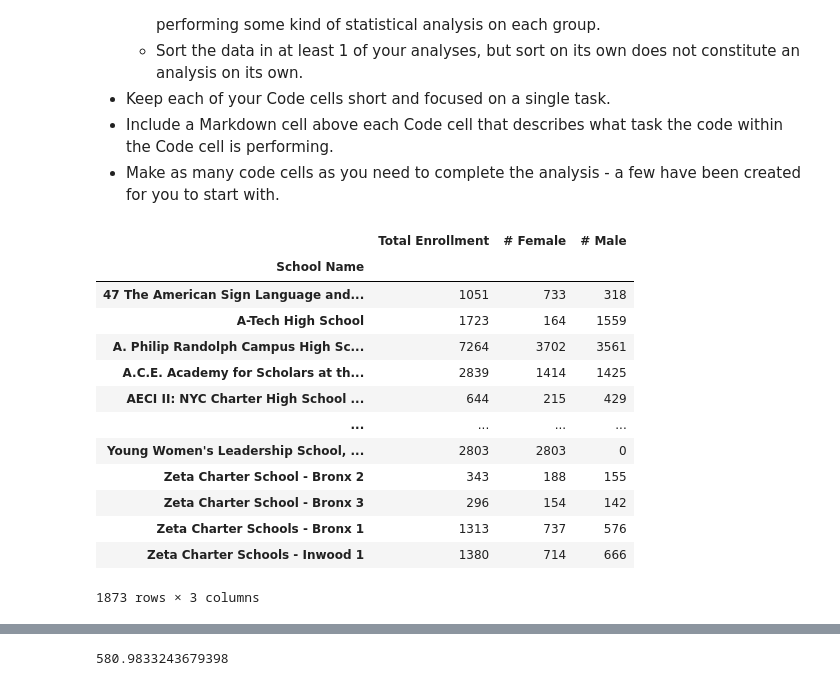
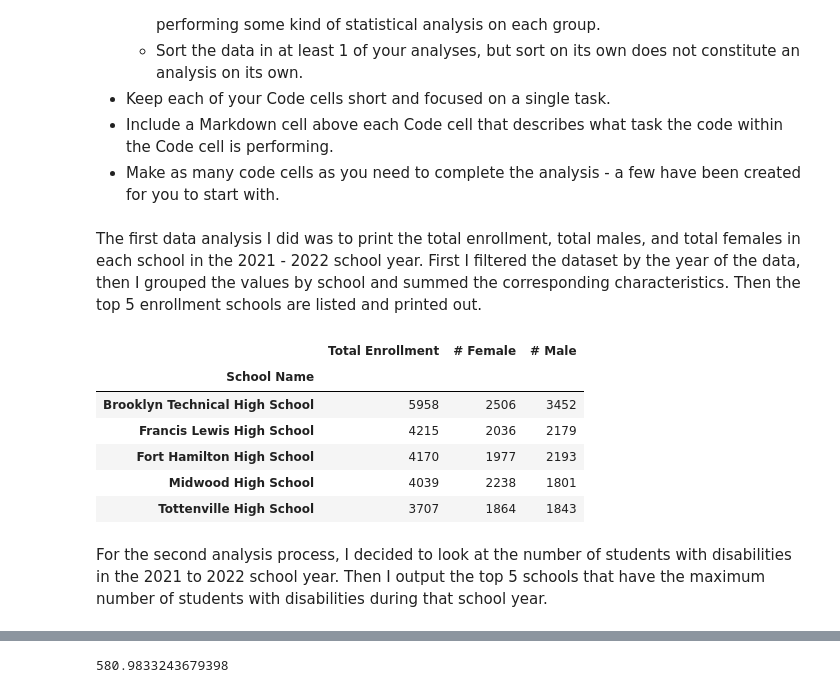
Before and after one commit to dbdesign-students-spring2024/8-pandas-exploration-keatwyu03, a Jupyter notebook: analysis.ipynb, the cells around one changed output, grey strips where cells are left out. Drawn from its saved outputs; the diff is of its cells as text; code cells hidden in the pictures.

```diff
--- a/analysis.ipynb
+++ b/analysis.ipynb
@@ -120,25 +132,23 @@ Place your **data analysis** code and documentation within this section.
 - Keep each of your Code cells short and focused on a single task.
 - Include a Markdown cell above each Code cell that describes what task the code within the Code cell is performing.
 - Make as many code cells as you need to complete the analysis - a few have been created for you to start with.
+# %% [markdown]
+The first data analysis I did was to print the total enrollment, total males, and total females in each school in the 2021 - 2022 school year. First I filtered the dataset by the year of the data, then I grouped the values by school and summed the corresponding characteristics. Then the top 5 enrollment schools are listed and printed out.
 # %%
-grouped_totalenroll_ppl = df.groupby("School Name").agg({"Total Enrollment" : "sum", "# Female" : "sum", "# Male" : "sum"})
+timed_frame = df.loc[df['Year'] == '2021-22']
+grouped_totalenroll_ppl = timed_frame.groupby("School Name").agg({"Total Enrollment" : "sum", "# Female" : "sum", "# Male" : "sum"})
 grouped_ppl = grouped_totalenroll_ppl.sort_values(by="Total Enrollment", ascending = False)
-grouped_totalenroll_ppl
+grouped_ppl.head(5)
 # %% [output]
 |  | Total Enrollment | # Female | # Male |
 | School Name |  |  |  |
-| 47 The American Sign Language and... | 1051 | 733 | 318 |
-| A-Tech High School | 1723 | 164 | 1559 |
-| A. Philip Randolph Campus High Sc... | 7264 | 3702 | 3561 |
-| A.C.E. Academy for Scholars at th... | 2839 | 1414 | 1425 |
-| AECI II: NYC Charter High School ... | 644 | 215 | 429 |
-| ... | ... | ... | ... |
-| Young Women's Leadership School, ... | 2803 | 2803 | 0 |
-| Zeta Charter School - Bronx 2 | 343 | 188 | 155 |
-| Zeta Charter School - Bronx 3 | 296 | 154 | 142 |
-| Zeta Charter Schools - Bronx 1 | 1313 | 737 | 576 |
-| Zeta Charter Schools - Inwood 1 | 1380 | 714 | 666 |
+| Brooklyn Technical High School | 5958 | 2506 | 3452 |
+| Francis Lewis High School | 4215 | 2036 | 2179 |
+| Fort Hamilton High School | 4170 | 1977 | 2193 |
+| Midwood High School | 4039 | 2238 | 1801 |
+| Tottenville High School | 3707 | 1864 | 1843 |
-1873 rows × 3 columns
+# %% [markdown]
+For the second analysis process, I decided to look at the number of students with disabilities in the 2021 to 2022 school year. Then I output the top 5 schools that have the maximum number of students with disabilities during that school year.
 # %%
 yearFilter = df.loc[df['Year'] == '2021-22']
 group_max_disability = yearFilter.groupby("School Name").agg({"# Students with Disabilities" : "max"})
```
Also changed, not shown: parts of 17 cells of this notebook.
